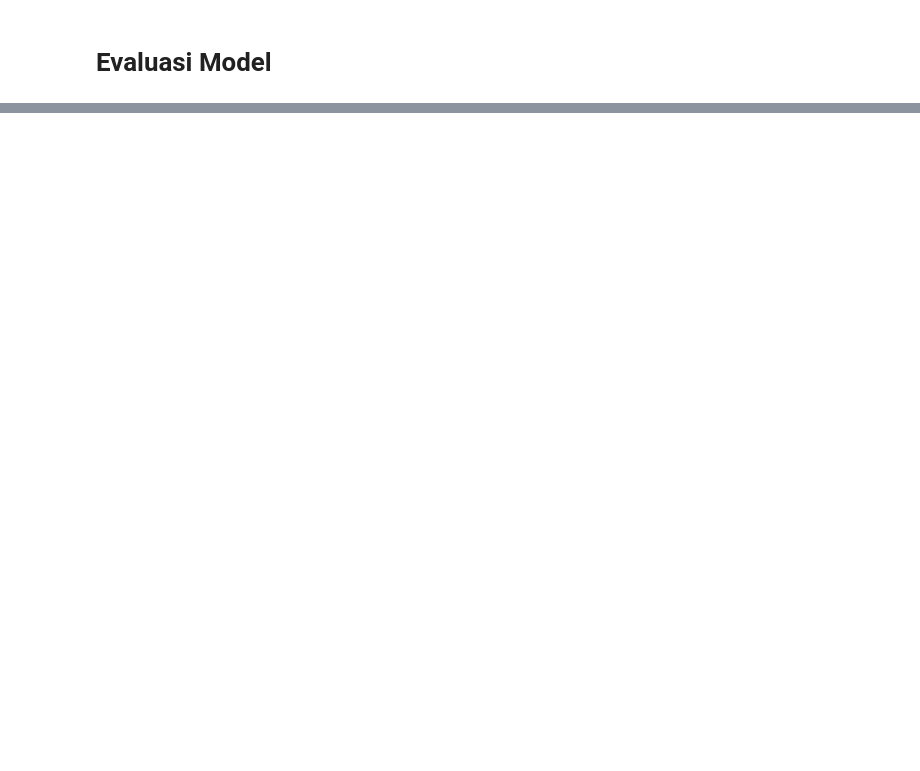
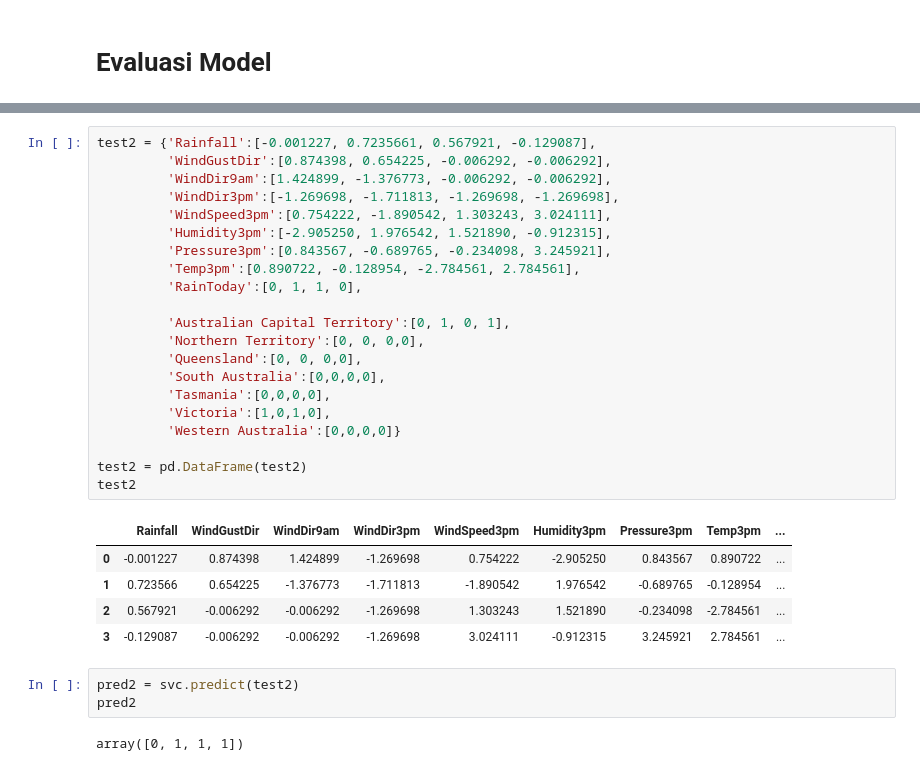
Before and after one commit to Mazcho/Perbandingan-Algoritma-Logistic-Regresi-dan-SVM-dalam-memprediksi-cuaca-_Hacktiv8-FinalProject2, a Jupyter notebook: PYTN_KampusMerdeka_FP2_Hacktiv8.ipynb, the cells around one changed output, grey strips where cells are left out. Saved outputs shown, nothing was run; the diff lists cells and outputs as text; blank space fills up the shorter version.

```diff
--- a/PYTN_KampusMerdeka_FP2_Hacktiv8.ipynb
+++ b/PYTN_KampusMerdeka_FP2_Hacktiv8.ipynb
@@ -1485,0 +1566,32 @@ sns.heatmap(cm_label, annot=True, cmap='Blues', fmt='g');
+# %%
+test2 = {'Rainfall':[-0.001227, 0.7235661, 0.567921, -0.129087],
+         'WindGustDir':[0.874398, 0.654225, -0.006292, -0.006292],
+         'WindDir9am':[1.424899, -1.376773, -0.006292, -0.006292],
+         'WindDir3pm':[-1.269698, -1.711813, -1.269698, -1.269698],
+         'WindSpeed3pm':[0.754222, -1.890542, 1.303243, 3.024111],
+         'Humidity3pm':[-2.905250, 1.976542, 1.521890, -0.912315],
+         'Pressure3pm':[0.843567, -0.689765, -0.234098, 3.245921],
+         'Temp3pm':[0.890722, -0.128954, -2.784561, 2.784561],
+         'RainToday':[0, 1, 1, 0],
+
+         'Australian Capital Territory':[0, 1, 0, 1],
+         'Northern Territory':[0, 0, 0,0],
+         'Queensland':[0, 0, 0,0],
+         'South Australia':[0,0,0,0],
+         'Tasmania':[0,0,0,0],
+         'Victoria':[1,0,1,0],
+         'Western Australia':[0,0,0,0]}
+
+test2 = pd.DataFrame(test2)
+test2
+# %% [output]
+|  | Rainfall | WindGustDir | WindDir9am | WindDir3pm | WindSpeed3pm | Humidity3pm | Pressure3pm | Temp3pm | ... |
+| 0 | -0.001227 | 0.874398 | 1.424899 | -1.269698 | 0.754222 | -2.905250 | 0.843567 | 0.890722 | ... |
+| 1 | 0.723566 | 0.654225 | -1.376773 | -1.711813 | -1.890542 | 1.976542 | -0.689765 | -0.128954 | ... |
+| 2 | 0.567921 | -0.006292 | -0.006292 | -1.269698 | 1.303243 | 1.521890 | -0.234098 | -2.784561 | ... |
+| 3 | -0.129087 | -0.006292 | -0.006292 | -1.269698 | 3.024111 | -0.912315 | 3.245921 | 2.784561 | ... |
+# %%
+pred2 = svc.predict(test2)
+pred2
+# %% [output]
+array([0, 1, 1, 1])
```
Also changed, not shown: parts of 15 cells of this notebook.
